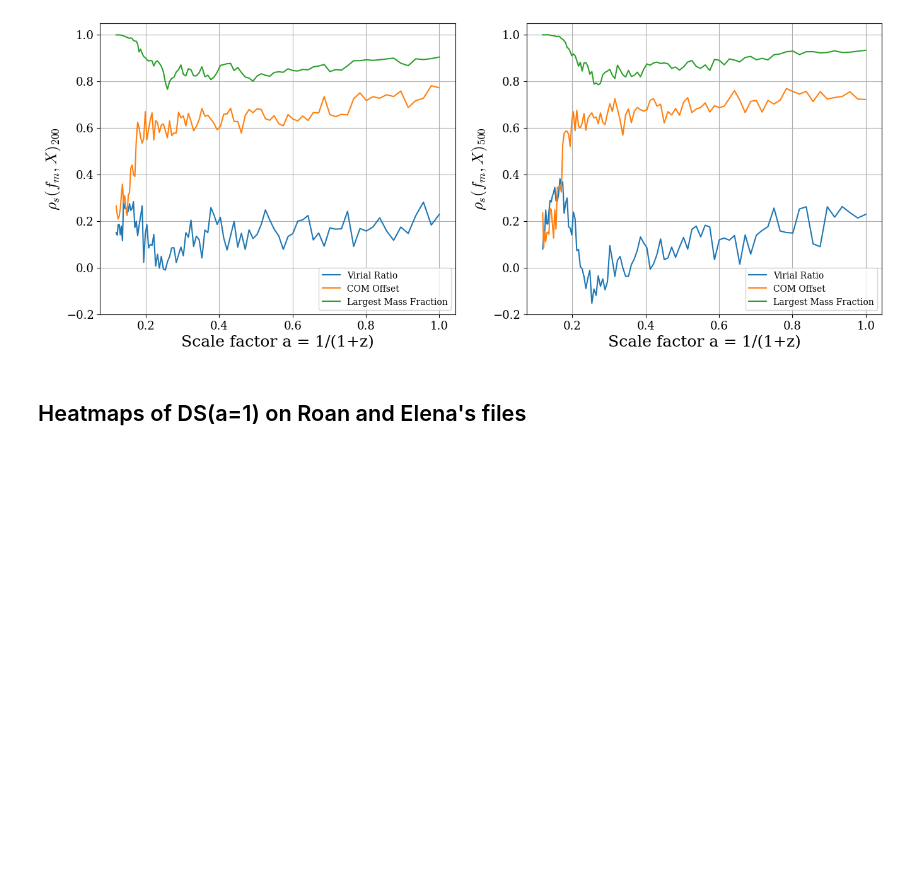
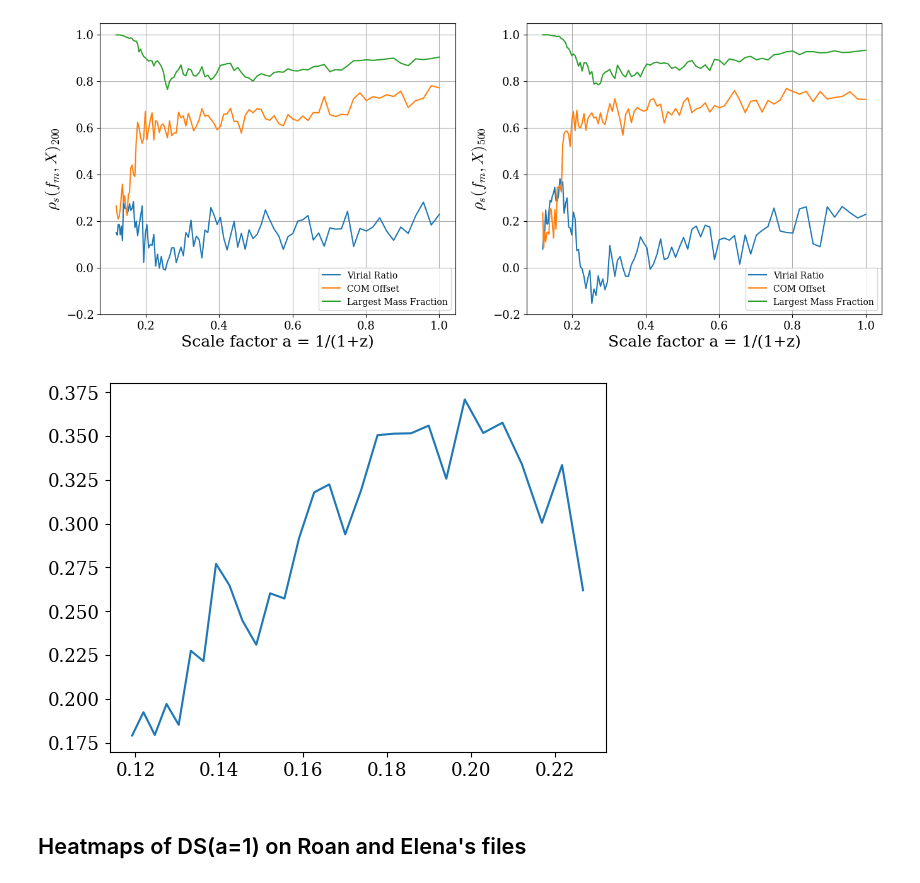
Before and after one commit to Kabelo-T/cluster_morph, a Jupyter notebook: dynamical_state.ipynb, the cells around one changed output. Saved outputs shown, nothing was run; the diff lists cells and outputs as text; code cells hidden in the pictures; blank space fills up the shorter version.

Commit message:
tried bootstrapping ds params

```diff
--- a/dynamical_state.ipynb
+++ b/dynamical_state.ipynb
@@ -141,3 +130,39 @@ plt.show()
+# %%
+def bootstrap(combined_df):
+    sample_size = len(combined_df)
+    corrs_list = [
+            combined_df.sample(n=sample_size, replace=True).corr(
+                method='spearman')
+            for _ in range(100)
+        ]
+    return corrs_list
+# %%
+def get_perc(q=50):
+    percs = []
+    param = 'fm_200[5]'
+    for time in dsdict.keys():
+        corrs_list = bootstrap(dsdict[time])
+        param_list = [series[param] for series in corrs_list]
+        percs.append(np.percentile(param_list, q=q))
+    return percs
+# %%
+def get_percs() -> list[list]:
+    p10 = get_perc(q=10)
+    p25 = get_perc(q=25)
+    p50 = get_perc(q=50)
+    p75 = get_perc(q=75)
+    p90 = get_perc(q=90)
+    return p10, p25, p50, p75, p90
+# %%
+p10, p25, p50, p75, p90 = get_percs()
+# %%
+fig, axs = plt.subplots(1, 1)
+axs.plot(redshift_list['a'], p50,)
+# axs.fill_between(redshift_list['a'], p25, p75, alpha=0.3)
+# axs.fill_between(redshift_list['a'], p10, p90, alpha=0.2)
+plt.show()
+# %% [output]
+[figure, added]
 # %% [markdown]
 ## Heatmaps of DS(a=1) on Roan and Elena's files
 # %%
```
Also changed, not shown: parts of 2 cells of this notebook, 1 other file.
